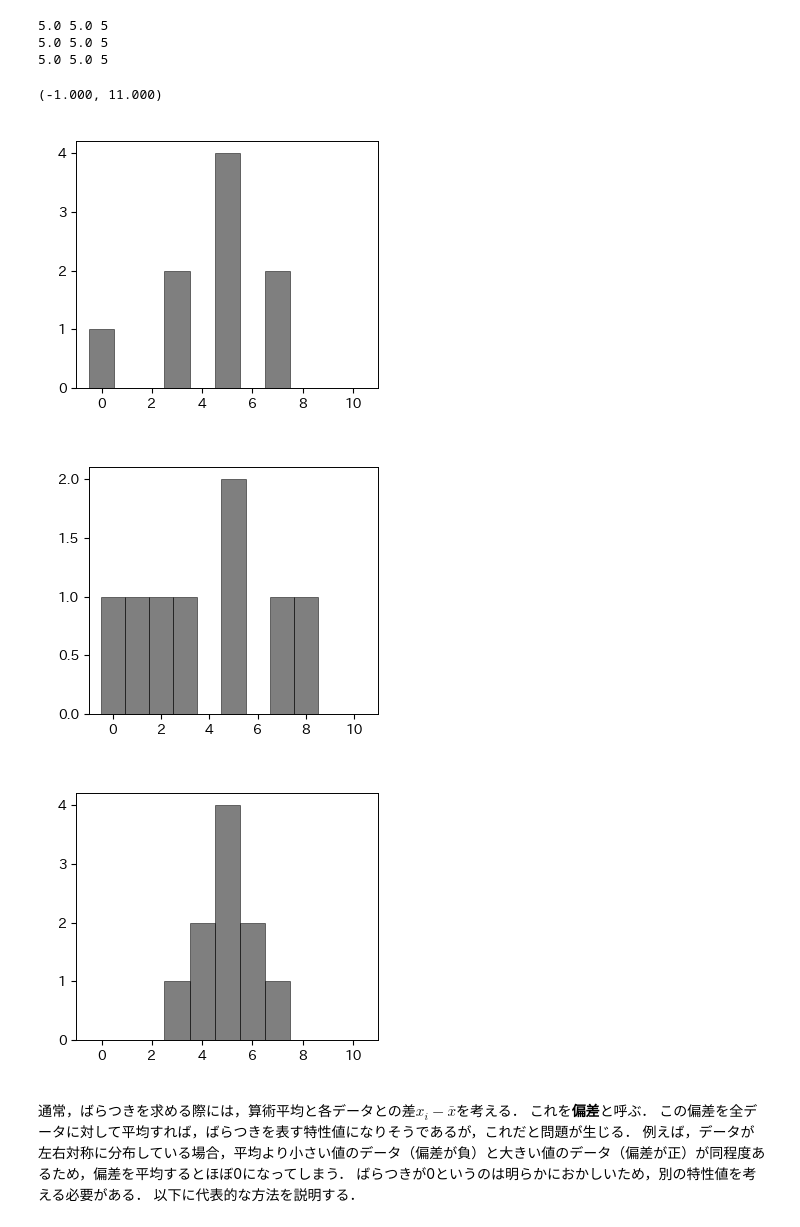
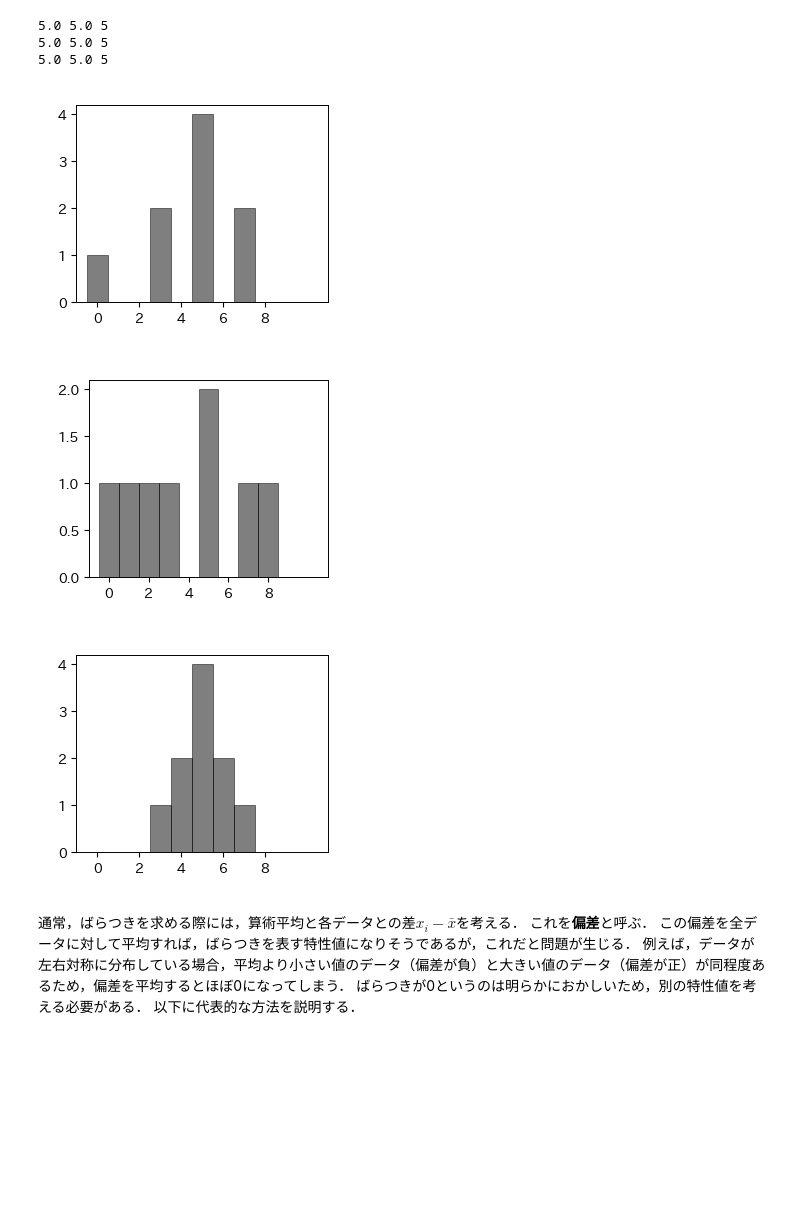
Before and after one commit to tnarizuka/Applied_Information_Processing, a Jupyter notebook: _build/jupyter_execute/chap_2/sec_2-2/sec_2-2.ipynb, the cells around one changed output. Saved outputs shown, nothing was run; the diff lists cells and outputs as text; code cells hidden in the pictures; blank space fills up the shorter version.

```diff
--- a/_build/jupyter_execute/chap_2/sec_2-2/sec_2-2.ipynb
+++ b/_build/jupyter_execute/chap_2/sec_2-2/sec_2-2.ipynb
@@ -191,22 +191,15 @@ print(np.mean(x_C), np.median(x_C), stats.mode(x_C))
 5.0 5.0 5
 # %%
 # 各データのヒストグラムを描く
-fig, ax = plt.subplots()
-ax.hist(x_A, bins=np.arange(len(x_A))-0.5, color='k', ec='k', alpha=0.5)
-ax.set_xlim(-1, 11)
-
-fig, ax = plt.subplots()
-ax.hist(x_B, bins=np.arange(len(x_B))-0.5, color='k', ec='k', alpha=0.5)
-ax.set_xlim(-1, 11)
-
-fig, ax = plt.subplots()
-ax.hist(x_C, bins=np.arange(len(x_C))-0.5, color='k', ec='k', alpha=0.5)
-ax.set_xlim(-1, 11)
+for x in [x_A, x_B, x_C]:
+    fig, ax = plt.subplots(figsize=(3, 2.5))
+    ax.hist(x, bins=np.arange(len(x_A))-0.5, color='k', ec='k', alpha=0.5)
+    ax.set_xticks(np.arange(0, 10, 2))
+    ax.set_xlim(-1, 11)
 # %% [output]
-(-1.000, 11.000)
-[figure, old version]
+[figure, new version]
-[figure, old version]
+[figure, new version]
-[figure, old version]
+[figure, new version]
 # %% [markdown]
 通常，ばらつきを求める際には，算術平均と各データとの差$ x_{i} - \bar{x} $を考える．
 これを**偏差**と呼ぶ．
```
Also changed, not shown: 11 other files.
